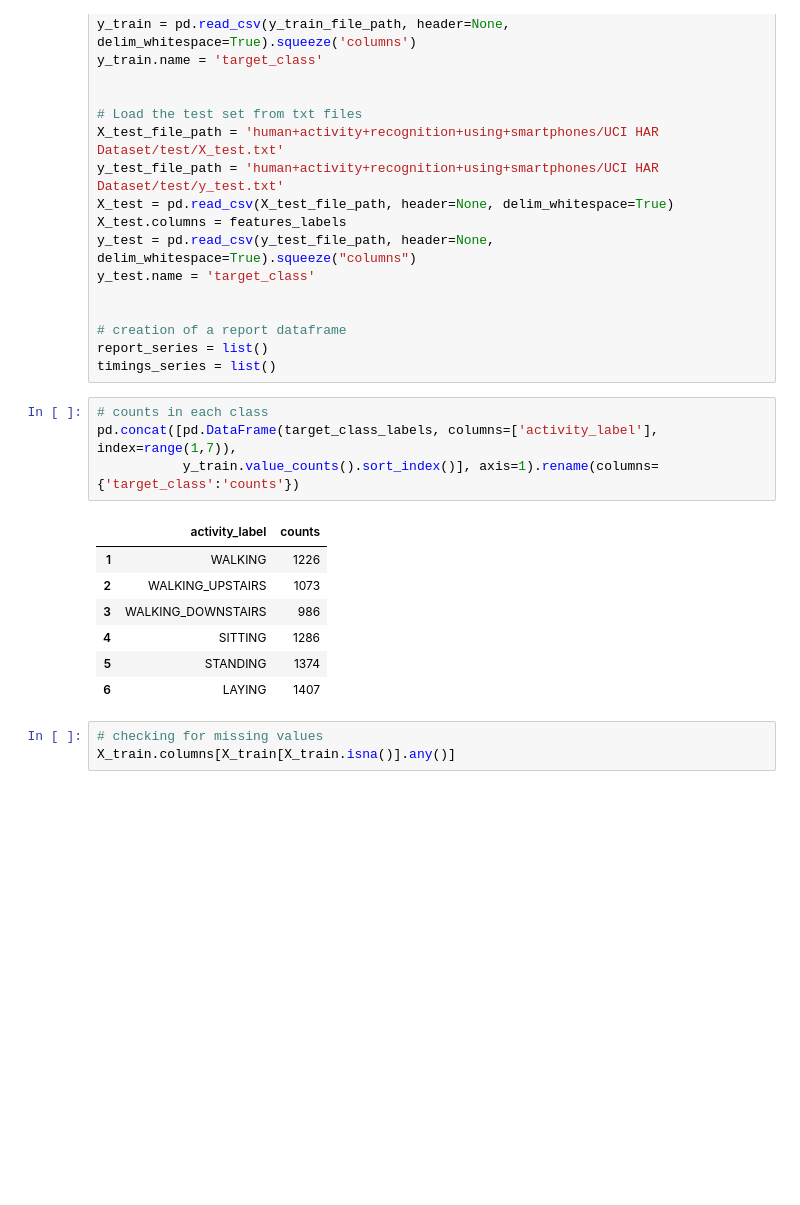
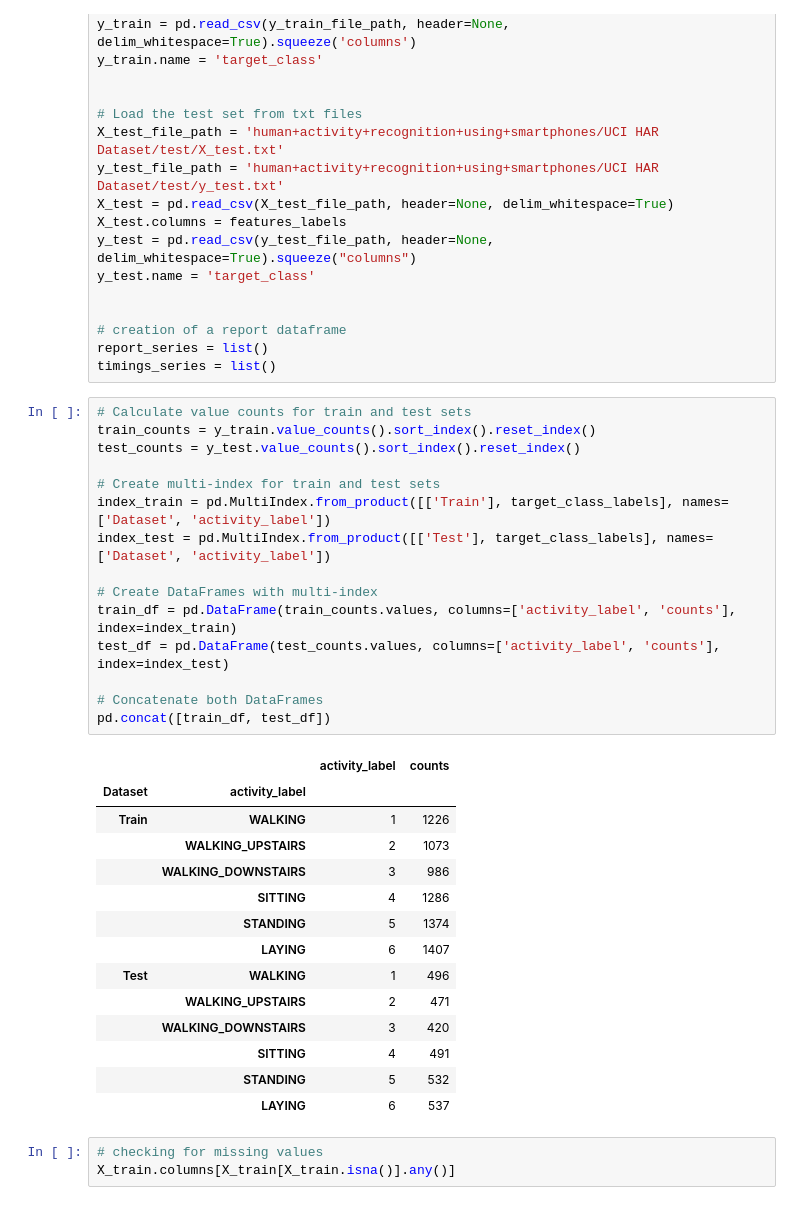
Before and after one commit to leontioso/dimensions_reduction, a Jupyter notebook: dim_reduction.ipynb, the cells around one changed output. Saved outputs shown, nothing was run; the diff lists cells and outputs as text; blank space fills up the shorter version.

Commit message:
explore classes of all dataset

```diff
--- a/dim_reduction.ipynb
+++ b/dim_reduction.ipynb
@@ -40,18 +40,36 @@ y_test.name = 'target_class'
 # creation of a report dataframe
 report_series = list()
 timings_series = list()
-# %%
-# counts in each class
-pd.concat([pd.DataFrame(target_class_labels, columns=['activity_label'], index=range(1,7)),
-           y_train.value_counts().sort_index()], axis=1).rename(columns={'target_class':'counts'})
-# %% [output]
-|  | activity_label | counts |
-| 1 | WALKING | 1226 |
-| 2 | WALKING_UPSTAIRS | 1073 |
-| 3 | WALKING_DOWNSTAIRS | 986 |
-| 4 | SITTING | 1286 |
-| 5 | STANDING | 1374 |
-| 6 | LAYING | 1407 |
+# %%
+# Calculate value counts for train and test sets
+train_counts = y_train.value_counts().sort_index().reset_index()
+test_counts = y_test.value_counts().sort_index().reset_index()
+
+# Create multi-index for train and test sets
+index_train = pd.MultiIndex.from_product([['Train'], target_class_labels], names=['Dataset', 'activity_label'])
+index_test = pd.MultiIndex.from_product([['Test'], target_class_labels], names=['Dataset', 'activity_label'])
+
+# Create DataFrames with multi-index
+train_df = pd.DataFrame(train_counts.values, columns=['activity_label', 'counts'], index=index_train)
+test_df = pd.DataFrame(test_counts.values, columns=['activity_label', 'counts'], index=index_test)
+
+# Concatenate both DataFrames
+pd.concat([train_df, test_df])
+# %% [output]
+|  |  | activity_label | counts |
+| Dataset | activity_label |  |  |
+| Train | WALKING | 1 | 1226 |
+|  | WALKING_UPSTAIRS | 2 | 1073 |
+|  | WALKING_DOWNSTAIRS | 3 | 986 |
+|  | SITTING | 4 | 1286 |
+|  | STANDING | 5 | 1374 |
+|  | LAYING | 6 | 1407 |
+| Test | WALKING | 1 | 496 |
+|  | WALKING_UPSTAIRS | 2 | 471 |
+|  | WALKING_DOWNSTAIRS | 3 | 420 |
+|  | SITTING | 4 | 491 |
+|  | STANDING | 5 | 532 |
+|  | LAYING | 6 | 537 |
 # %%
 # checking for missing values
 X_train.columns[X_train[X_train.isna()].any()]
```
